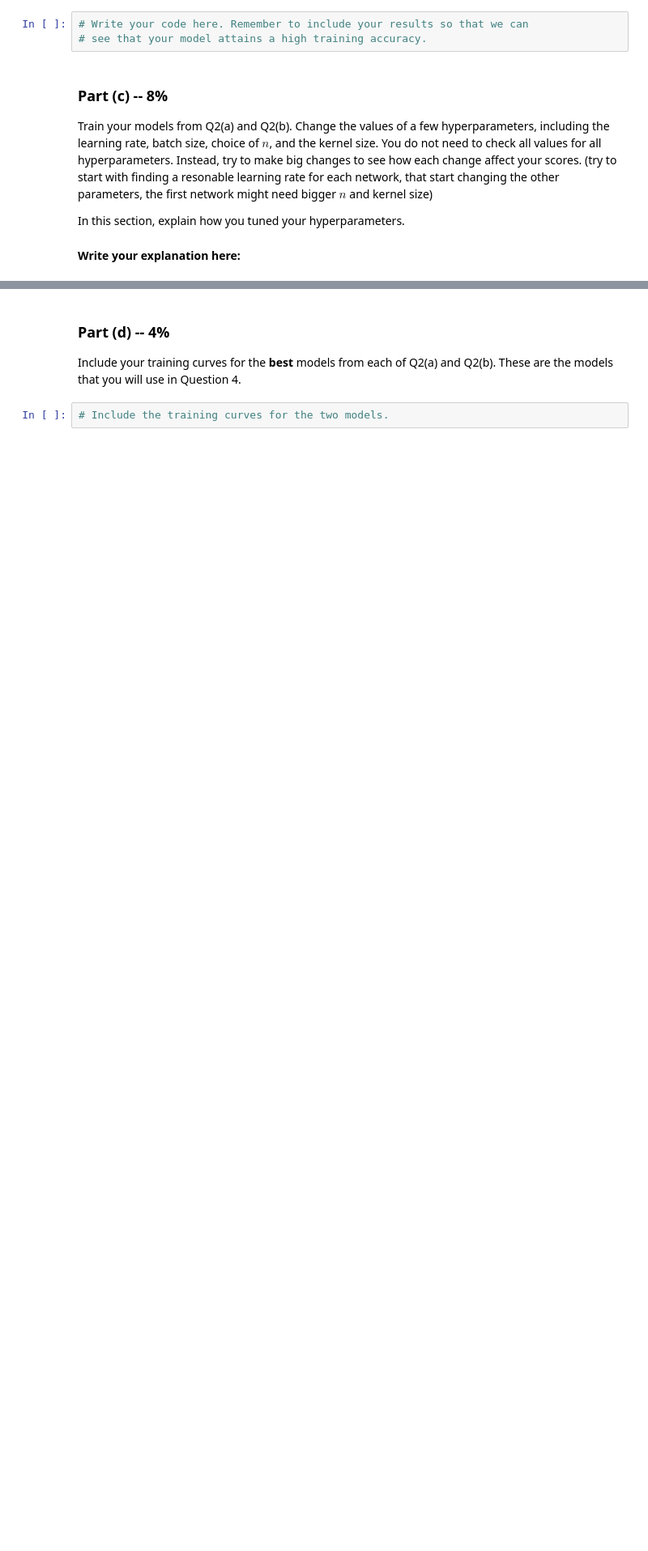
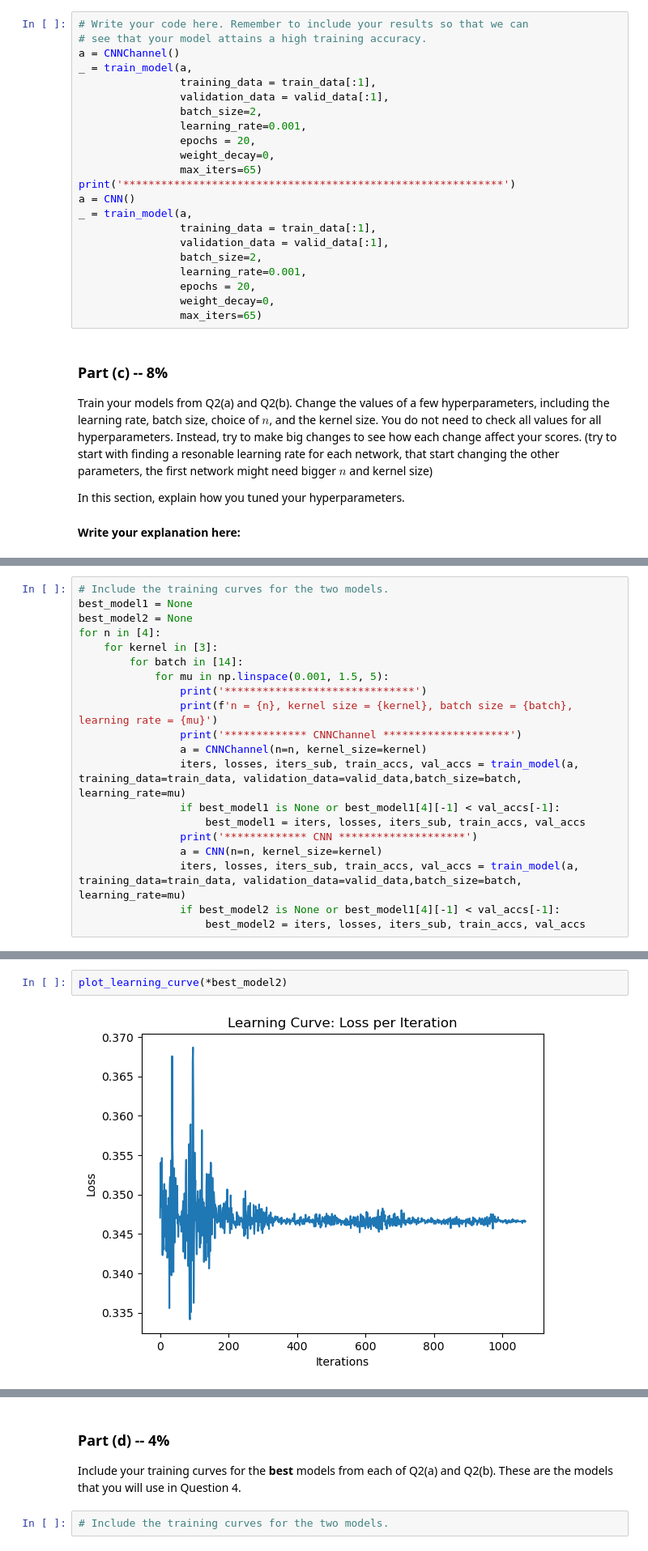
Before and after one commit to aradgast/DeepLearningCourse, a Jupyter notebook: Assignment3_Yhonatan.ipynb, the cells around one changed output, grey strips where cells are left out. Shown: that part at 81% size. Saved outputs shown, nothing was run; the diff lists cells and outputs as text; blank space fills up the shorter version.

```diff
--- a/Assignment3_Yhonatan.ipynb
+++ b/Assignment3_Yhonatan.ipynb
@@ -755,6 +556,25 @@ Try to find the general parameters combination that work for each network, it ca
 # %%
 # Write your code here. Remember to include your results so that we can
 # see that your model attains a high training accuracy.
+a = CNNChannel()
+_ = train_model(a,
+                training_data = train_data[:1],
+                validation_data = valid_data[:1],
+                batch_size=2,
+                learning_rate=0.001,
+                epochs = 20,
+                weight_decay=0,
+                max_iters=65)
+print('************************************************************')
+a = CNN()
+_ = train_model(a,
+                training_data = train_data[:1],
+                validation_data = valid_data[:1],
+                batch_size=2,
+                learning_rate=0.001,
+                epochs = 20,
+                weight_decay=0,
+                max_iters=65)
 # %% [markdown]
 ### Part (c) -- 8%
 
@@ -770,0 +589,20 @@ In this section, explain how you tuned your hyperparameters.
+# %%
+# Include the training curves for the two models.
+best_model1 = None
+best_model2 = None
+for n in [4]:
+    for kernel in [3]:
+        for batch in [14]:
+            for mu in np.linspace(0.001, 1.5, 5):
+                print('******************************')
+                print(f'n = {n}, kernel size = {kernel}, batch size = {batch}, learning rate = {mu}')
+                print('************* CNNChannel ********************')
+                a = CNNChannel(n=n, kernel_size=kernel)
+                iters, losses, iters_sub, train_accs, val_accs = train_model(a, training_data=train_data, validation_data=valid_data,batch_size=batch, learning_rate=mu)
+                if best_model1 is None or best_model1[4][-1] < val_accs[-1]:
+                    best_model1 = iters, losses, iters_sub, train_accs, val_accs
+                print('************* CNN ********************')
+                a = CNN(n=n, kernel_size=kernel)
+                iters, losses, iters_sub, train_accs, val_accs = train_model(a, training_data=train_data, validation_data=valid_data,batch_size=batch, learning_rate=mu)
+                if best_model2 is None or best_model1[4][-1] < val_accs[-1]:
+                    best_model2 = iters, losses, iters_sub, train_accs, val_accs
@@ -770,0 +627,4 @@ In this section, explain how you tuned your hyperparameters.
+# %%
+plot_learning_curve(*best_model2)
+# %% [output]
+[figure, added]
```
Also changed, not shown: parts of 11 cells of this notebook.
